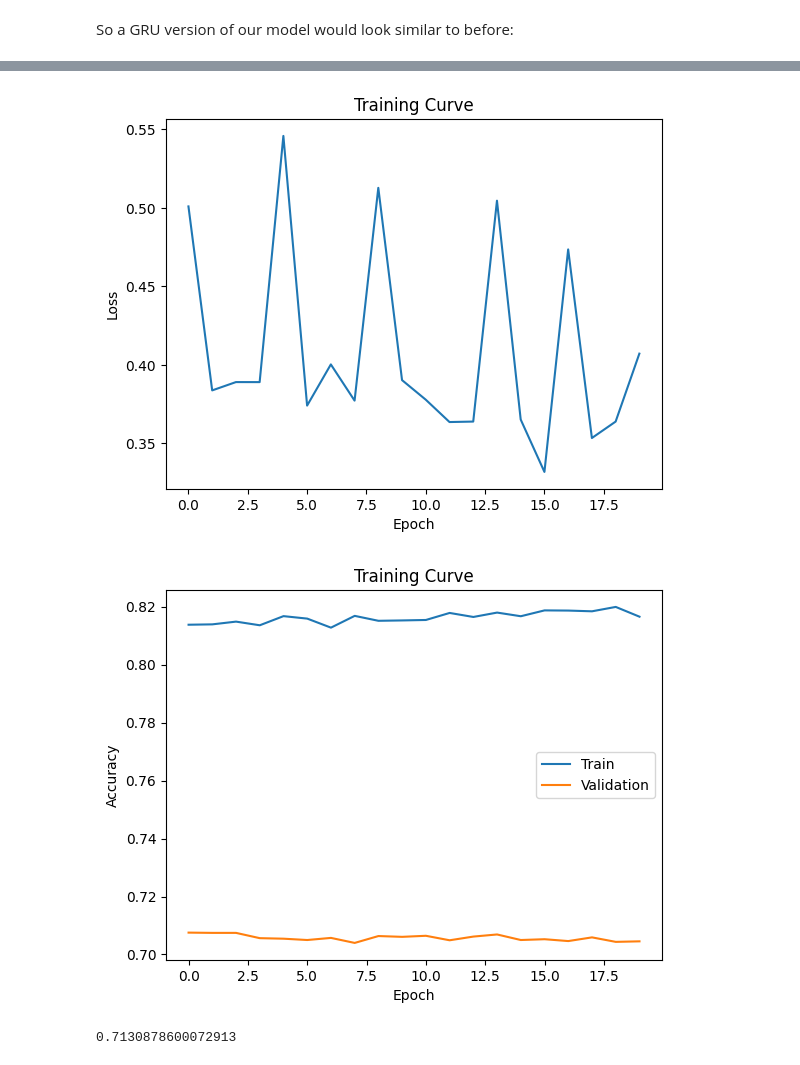
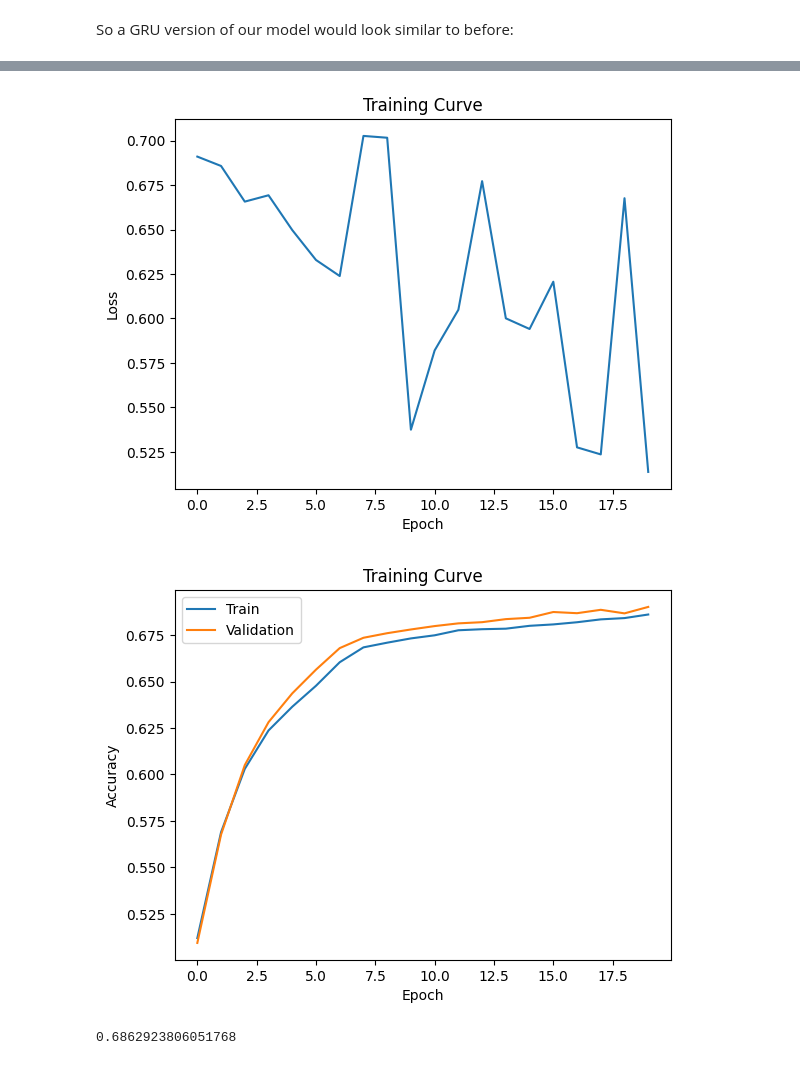
Before and after one commit to khusrave/NLP, a Jupyter notebook: Labs/Lab_4/Lab_4.ipynb, the cells around one changed output, grey strips where cells are left out. Drawn from its saved outputs; the diff is of its cells as text; code cells hidden in the pictures.

```diff
--- a/Labs/Lab_4/Lab_4.ipynb
+++ b/Labs/Lab_4/Lab_4.ipynb
@@ -353,6 +378,6 @@ def get_accuracy(model, data_loader):
         total += labels.shape[0]
     return correct / total
 
-test_loader = TweetBatcher(test, batch_size=64, drop_last=False)
+test_loader = TweetBatcher(test, batch_size=32, drop_last=False)
 get_accuracy(model, test_loader)
 # %% [output]
@@ -461,3 +484,5 @@ lstm_layer = ???
+# %%
+lstm_layer = nn.LSTM(input_size=50, hidden_size=50, batch_first=True)
 # %% [markdown]
 This is how we can feed this tweet into the LSTM, similar to what we tried with the RNN earlier.
 # %%
@@ -481,17 +506,17 @@ class TweetLSTM(nn.Module):
 
     def forward(self, x):
         # Look up the embedding
-        x = ???
+        x = self.emb(x)
         # Set an initial hidden state and cell state
-        h0 = ???
-        c0 = ???
+        h0 = torch.zeros(1, x.size(0), self.hidden_size)
+        c0 = torch.zeros(1, x.size(0), self.hidden_size)
         # Forward propagate the LSTM
-        out, _ = ???
+        out, _ = self.rnn(x,(h0,c0))
         # Pass the output of the last time step to the classifier
-        out = ???
+        out = self.fc(out[:, -1, :])
         return out
 
 model_lstm = TweetLSTM(50, 50, 2)
-train_rnn_network(model, train_loader, valid_loader, num_epochs=20, learning_rate=2e-5)
-get_accuracy(model, test_loader)
+train_rnn_network(model_lstm, train_loader, valid_loader, num_epochs=20, learning_rate=2e-5)
+get_accuracy(model_lstm, test_loader)
 # %% [output]
@@ -529,3 +552,5 @@ gru_layer = ???
+# %%
+gru_layer = nn.GRU(input_size=50, hidden_size=50, batch_first=True)
 # %% [markdown]
 The GRU API is virtually identical to that of the vanilla RNN:
 # %%
@@ -548,14 +573,15 @@ class TweetGRU(nn.Module):
 
     def forward(self, x):
         # Look up the embedding
-        x = ???
+        x = self.emb(x)
         # Forward propagate the GRU
-        out, _ = ???
+        h0 = torch.zeros(1, x.size(0), self.hidden_size)
+        out, _ = self.rnn(x, h0)
         # Pass the output of the last time step to the classifier
-        out = ???
+        out = self.fc(out[:, -1, :])
         return out
 
-model_lstm = TweetGRU(50, 50, 2)
-train_rnn_network(model, train_loader, valid_loader, num_epochs=20, learning_rate=2e-5)
-get_accuracy(model, test_loader)
+model_gru = TweetGRU(50, 50, 2)
+train_rnn_network(model_gru, train_loader, valid_loader, num_epochs=20, learning_rate=2e-5)
+get_accuracy(model_gru, test_loader)
 # %% [output]
@@ -582,3 +608,3 @@ Epoch 20; Loss 0.407198; Train Acc 0.816564; Val Acc 0.704541
-[figure, old version]
+[figure, new version]
-[figure, old version]
+[figure, new version]
-0.7130878600072913
+0.6862923806051768
```
Also changed, not shown: parts of 20 cells of this notebook.
